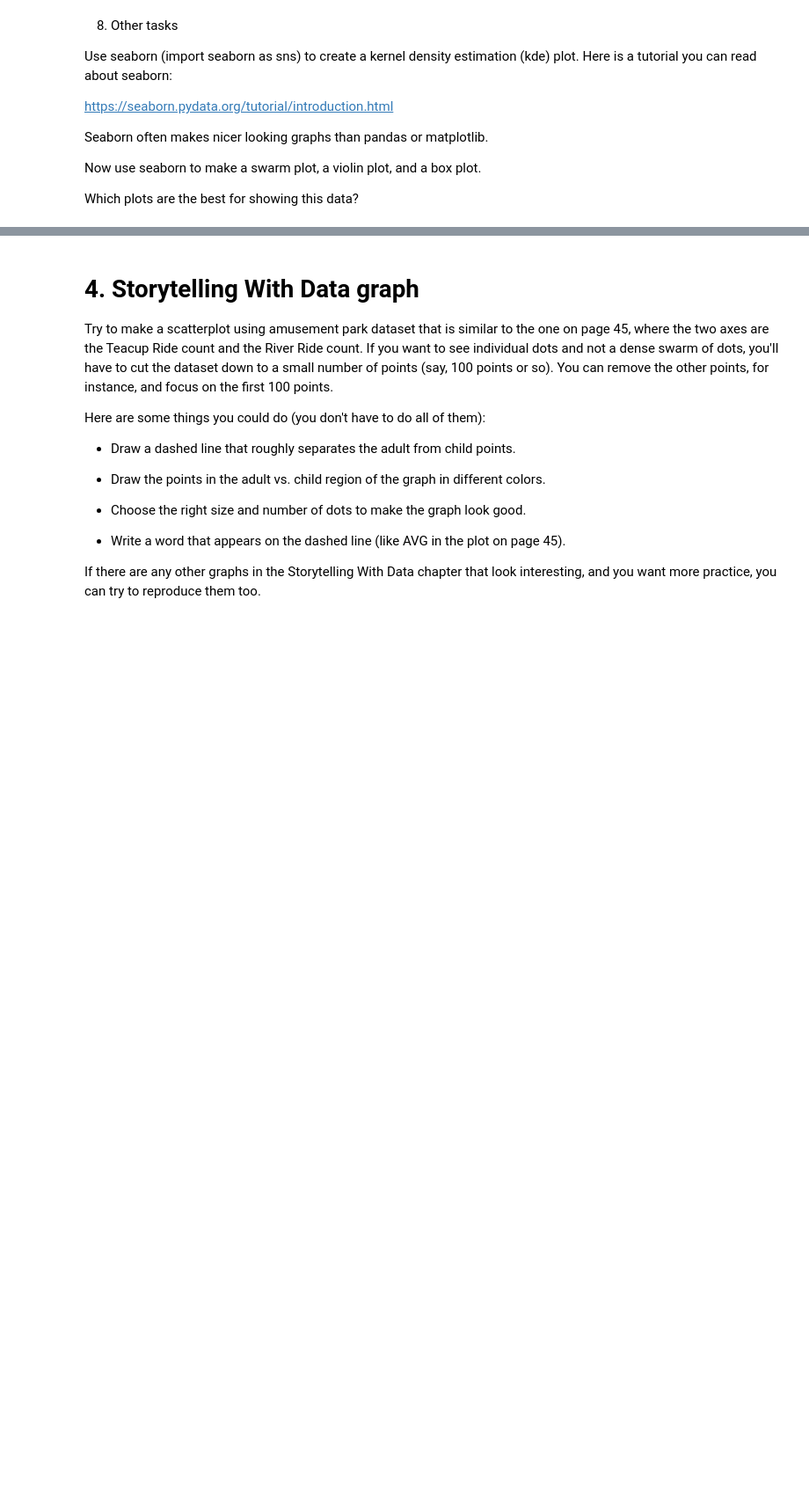
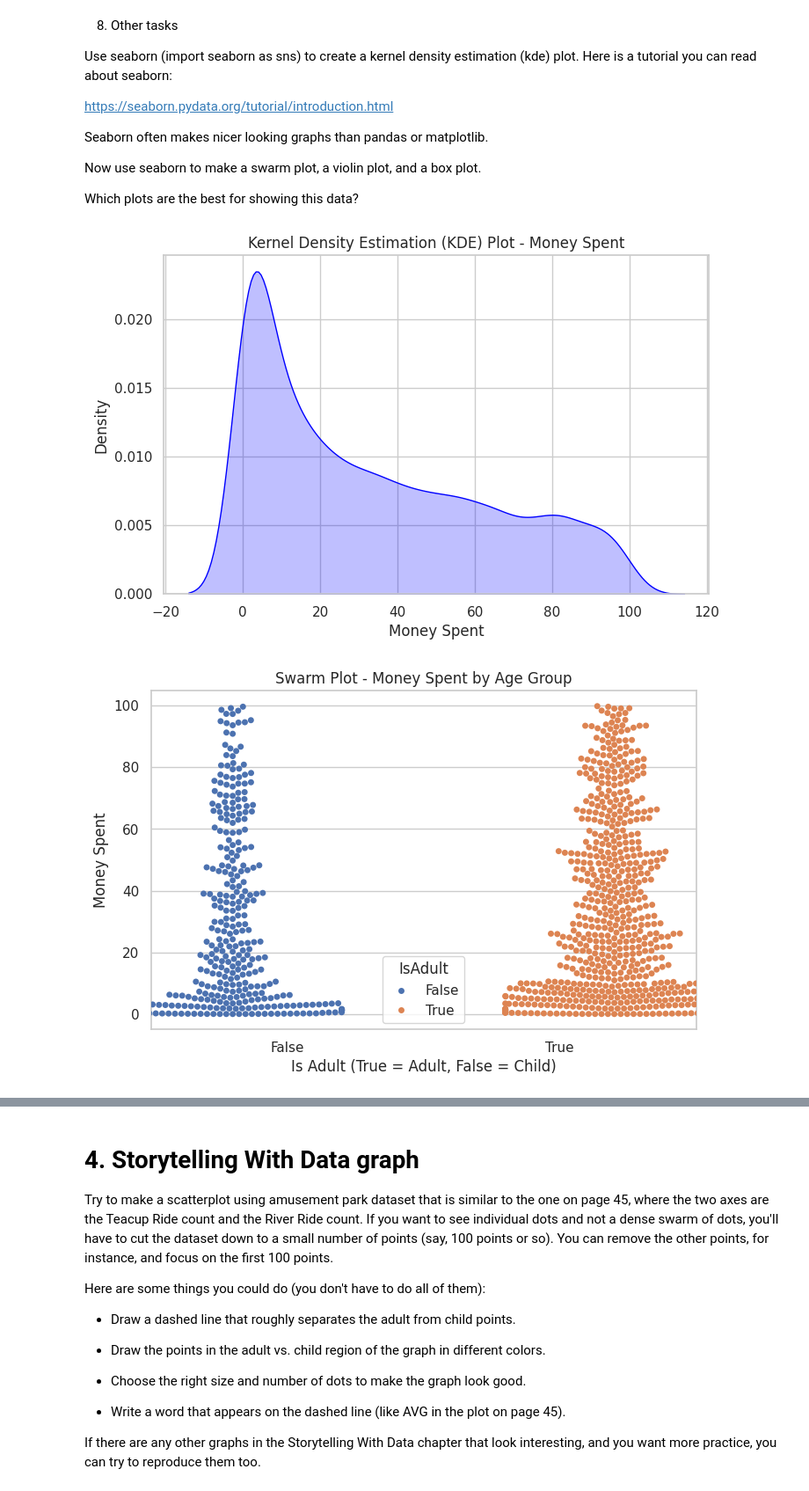
Before and after one commit to tbeerio/AI-For-Leaders, a Jupyter notebook: OMDS-ModB2-Week3-Beer-Tim.ipynb, the cells around one changed output, grey strips where cells are left out. Shown at 88% size. Cells and saved outputs as stored; diff of their text form; code cells hidden in the pictures; blank space fills up the shorter version.

```diff
--- a/OMDS-ModB2-Week3-Beer-Tim.ipynb
+++ b/OMDS-ModB2-Week3-Beer-Tim.ipynb
@@ -343,3 +419,45 @@ Seaborn often makes nicer looking graphs than pandas or matplotlib.
 Now use seaborn to make a swarm plot, a violin plot, and a box plot.
 
 Which plots are the best for showing this data?
+# %%
+import seaborn as sns
+import matplotlib.pyplot as plt
+
+# Set seaborn style
+sns.set(style="whitegrid")
+
+# KDE Plot
+plt.figure(figsize=(8, 5))
+sns.kdeplot(df["MoneySpent"], fill=True, color="blue")
+plt.title("Kernel Density Estimation (KDE) Plot - Money Spent")
+plt.xlabel("Money Spent")
+plt.ylabel("Density")
+plt.show()
+
+# Swarm Plot
+plt.figure(figsize=(8, 5))
+sample_df = df.sample(frac=0.1, random_state=0)  # Take 10% of the data because otherwise it wouldn't finish loading...
+sns.swarmplot(x=sample_df["IsAdult"], y=sample_df["MoneySpent"], hue=sample_df["IsAdult"], dodge=True)
+plt.title("Swarm Plot - Money Spent by Age Group")
+plt.xlabel("Is Adult (True = Adult, False = Child)")
+plt.ylabel("Money Spent")
+plt.show()
+
+# Violin Plot
+plt.figure(figsize=(8, 5))
+sns.violinplot(x=df["IsAdult"], y=df["MoneySpent"], hue=df["IsAdult"], split=True)
+plt.title("Violin Plot - Money Spent by Age Group")
+plt.xlabel("Is Adult (True = Adult, False = Child)")
+plt.ylabel("Money Spent")
+plt.show()
+
+# Box Plot
+plt.figure(figsize=(8, 5))
+sns.boxplot(x=df["IsAdult"], y=df["MoneySpent"], hue=df["IsAdult"])
+plt.title("Box Plot - Money Spent by Age Group")
+plt.xlabel("Is Adult (True = Adult, False = Child)")
+plt.ylabel("Money Spent")
+plt.show()
+# %% [output]
+[figure, added]
+[figure, added]
```
Also changed, not shown: parts of 7 cells of this notebook.
